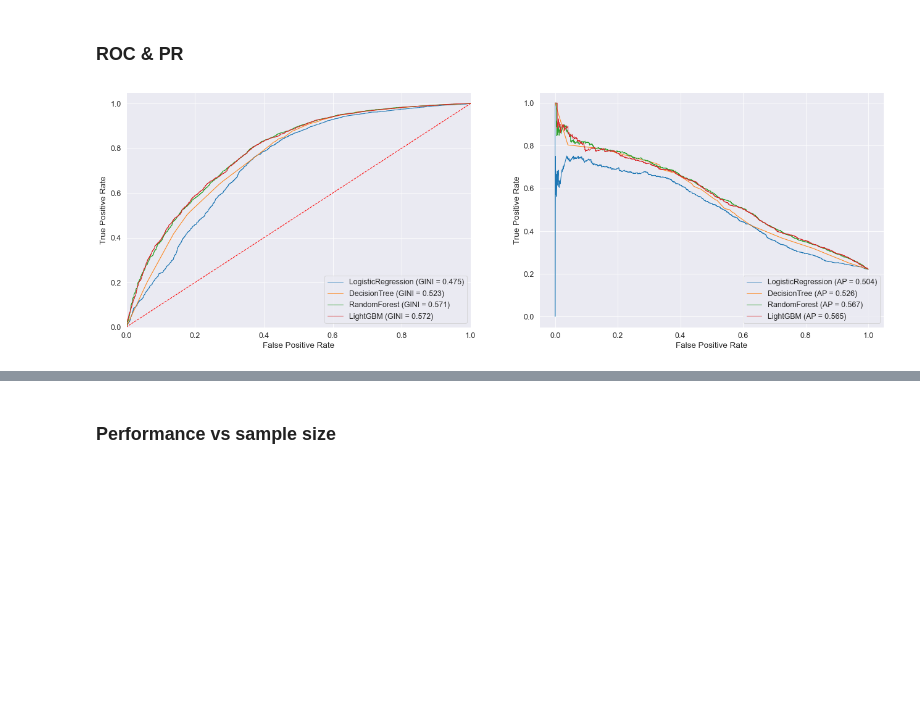
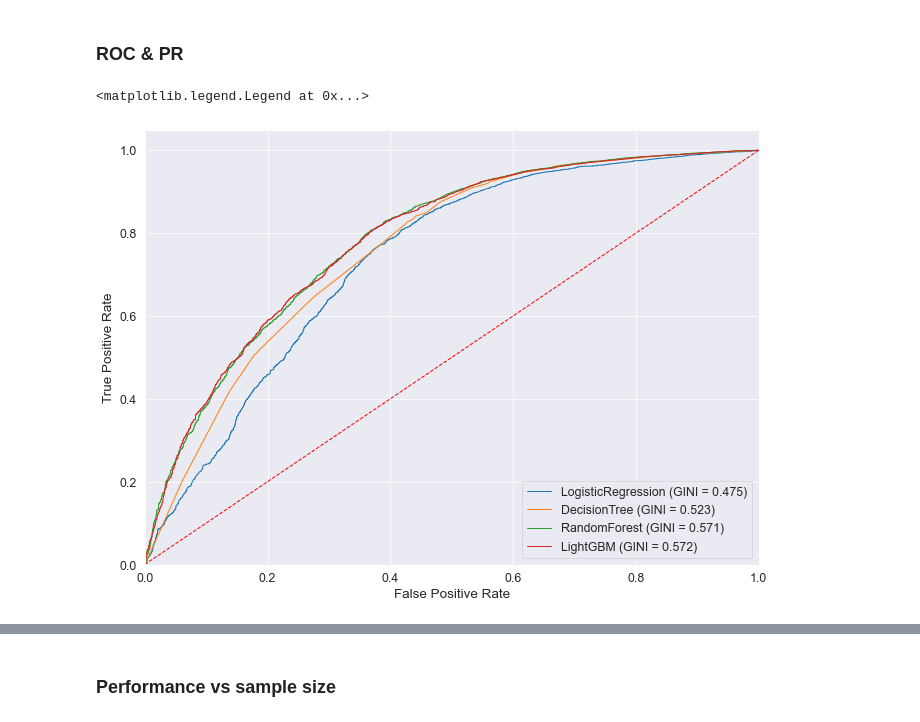
Before and after one commit to m-konopka/ml-scoring, a Jupyter notebook: 05 summary.ipynb, the cells around one changed output, grey strips where cells are left out. Cells and saved outputs as stored; diff of their text form; code cells hidden in the pictures; blank space fills up the shorter version.

```diff
--- a/05 summary.ipynb
+++ b/05 summary.ipynb
@@ -72,35 +72,24 @@ plt.savefig(os.path.join("Experiment_results", "Summary", "val_gini.png"), facec
 # %% [markdown]
 ### ROC & PR
 # %%
-fig, ax = plt.subplots(1, 2, figsize=(22,7))
+fig, ax = plt.subplots(1, 1, figsize=(11,8))
 
 fpr, tpr = lr_res['fpr_tpr'][0], lr_res['fpr_tpr'][1]
-ax[0].plot(fpr, tpr, lw=1, label='LogisticRegression (GINI = %0.3f)' % (lr_res['test_gini']))
+ax.plot(fpr, tpr, lw=1, label='LogisticRegression (GINI = %0.3f)' % (lr_res['test_gini']))
 fpr, tpr = dt_res['fpr_tpr'][0], dt_res['fpr_tpr'][1]
-ax[0].plot(fpr, tpr, lw=1, label='DecisionTree (GINI = %0.3f)' % (dt_res['test_gini']))
+ax.plot(fpr, tpr, lw=1, label='DecisionTree (GINI = %0.3f)' % (dt_res['test_gini']))
 fpr, tpr = rf_res['fpr_tpr'][0], rf_res['fpr_tpr'][1]
-ax[0].plot(fpr, tpr, lw=1, label='RandomForest (GINI = %0.3f)' % (rf_res['test_gini']))
+ax.plot(fpr, tpr, lw=1, label='RandomForest (GINI = %0.3f)' % (rf_res['test_gini']))
 fpr, tpr = lgb_res['fpr_tpr'][0], lgb_res['fpr_tpr'][1]
-ax[0].plot(fpr, tpr, lw=1, label='LightGBM (GINI = %0.3f)' % (lgb_res['test_gini']))
-ax[0].plot([0, 1], [0, 1], color='red', lw=1, linestyle='--')
-ax[0].set_xlim([0.0, 1.0])
-ax[0].set_ylim([0.0, 1.05])
-ax[0].set_xlabel('False Positive Rate')
-ax[0].set_ylabel('True Positive Rate')
-ax[0].legend(loc="lower right")
+ax.plot(fpr, tpr, lw=1, label='LightGBM (GINI = %0.3f)' % (lgb_res['test_gini']))
+ax.plot([0, 1], [0, 1], color='red', lw=1, linestyle='--')
+ax.set_xlim([0.0, 1.0])
+ax.set_ylim([0.0, 1.05])
+ax.set_xlabel('False Positive Rate')
+ax.set_ylabel('True Positive Rate')
+ax.legend(loc="lower right")
 
-precision, recall = lr_res['pr_rec'][0], lr_res['pr_rec'][1]
-ax[1].plot(recall, precision, lw=1, label='LogisticRegression (AP = %0.3f)' % (lr_res['ap']))
-precision, recall = dt_res['pr_rec'][0], dt_res['pr_rec'][1]
-ax[1].plot(recall, precision, lw=1, label='DecisionTree (AP = %0.3f)' % (dt_res['ap']))
-precision, recall = rf_res['pr_rec'][0], rf_res['pr_rec'][1]
-ax[1].plot(recall, precision, lw=1, label='RandomForest (AP = %0.3f)' % (rf_res['ap']))
-precision, recall = lgb_res['pr_rec'][0], lgb_res['pr_rec'][1]
-ax[1].plot(recall, precision, lw=1, label='LightGBM (AP = %0.3f)' % (lgb_res['ap']))
-ax[1].set_xlabel('False Positive Rate')
-ax[1].set_ylabel('True Positive Rate')
-ax[1].legend(loc="lower right")
-
-plt.savefig(os.path.join("Experiment_results", "Summary", "roc_pr.png"), facecolor="w")
+plt.savefig(os.path.join("Experiment_results", "Summary", "roc.png"), facecolor="w")
 # %% [output]
+<matplotlib.legend.Legend at 0x...>
-[figure, old version]
+[figure, new version]
```
Also changed, not shown: parts of 1 cell of this notebook, 4 other files.
